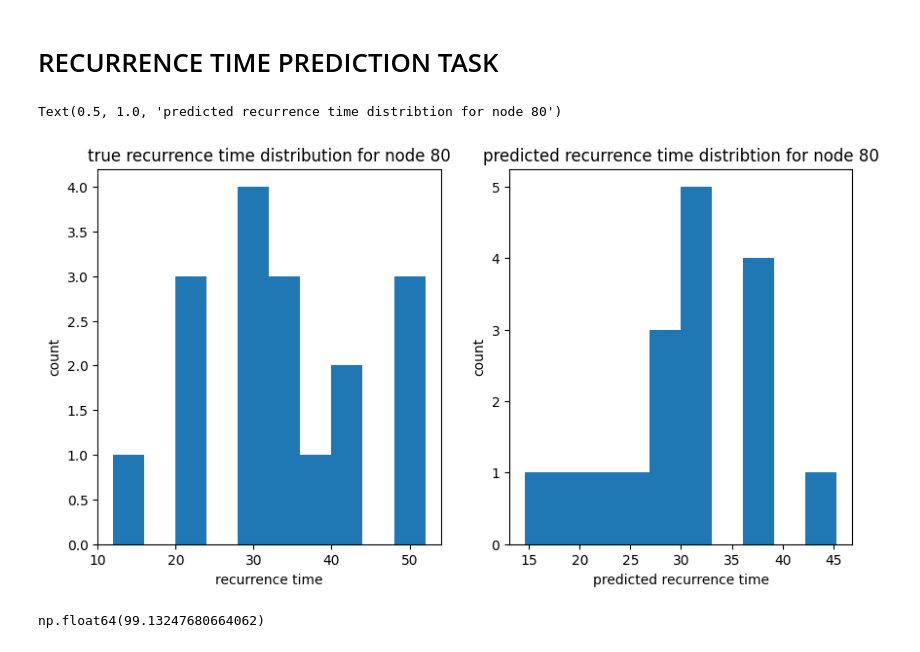
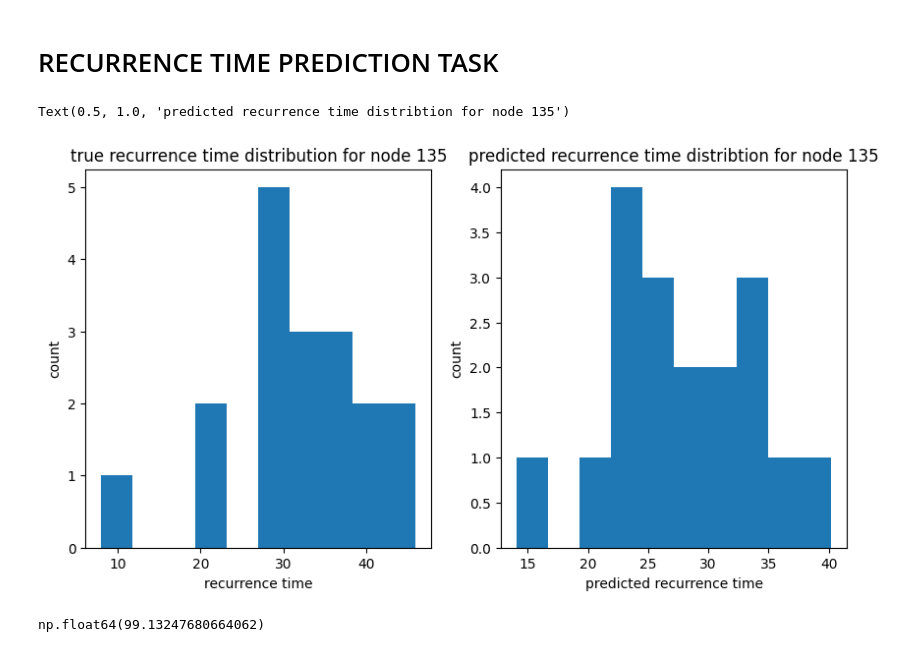
Before and after one commit to AggarwalTushar/CS224W_Project, a Jupyter notebook: notebooks/project_results_analysis.ipynb, the cells around one changed output. Saved outputs shown, nothing was run; the diff lists cells and outputs as text; code cells hidden in the pictures.

```diff
--- a/notebooks/project_results_analysis.ipynb
+++ b/notebooks/project_results_analysis.ipynb
@@ -627,23 +627,23 @@ def get_recurrence_times_recurrence_prediction(series, tolerance=0):
         last_pred = pred
     return recurrence_times, index_of_recurrence
 # %%
-node_id = 80
+node_id = 135
 recurrence_times, index_of_recurrence = get_recurrence_times_recurrence_prediction(label_series[node_id])
 predicted_rec_times = np.asarray(prediction_series[node_id])[np.array(index_of_recurrence) + 1]
 fig1, (ax1, ax2) = plt.subplots(nrows=1, ncols=2)
 fig1.set_size_inches(10, 5)
 ax1.hist(recurrence_times)
 ax1.set_xlabel("recurrence time")
 ax1.set_ylabel("count")
 ax1.set_title("true recurrence time distribution for node {}".format(node_id))
 
 ax2.hist(predicted_rec_times)
 ax2.set_xlabel("predicted recurrence time")
 ax2.set_ylabel("count")
 ax2.set_title("predicted recurrence time distribtion for node {}".format(node_id))
 # %% [output]
-Text(0.5, 1.0, 'predicted recurrence time distribtion for node 80')
+Text(0.5, 1.0, 'predicted recurrence time distribtion for node 135')
-[figure, old version]
+[figure, new version]
 # %%
 prediction_series[node_id][0]
 # %% [output]
```
Also changed, not shown: 4 other files.
